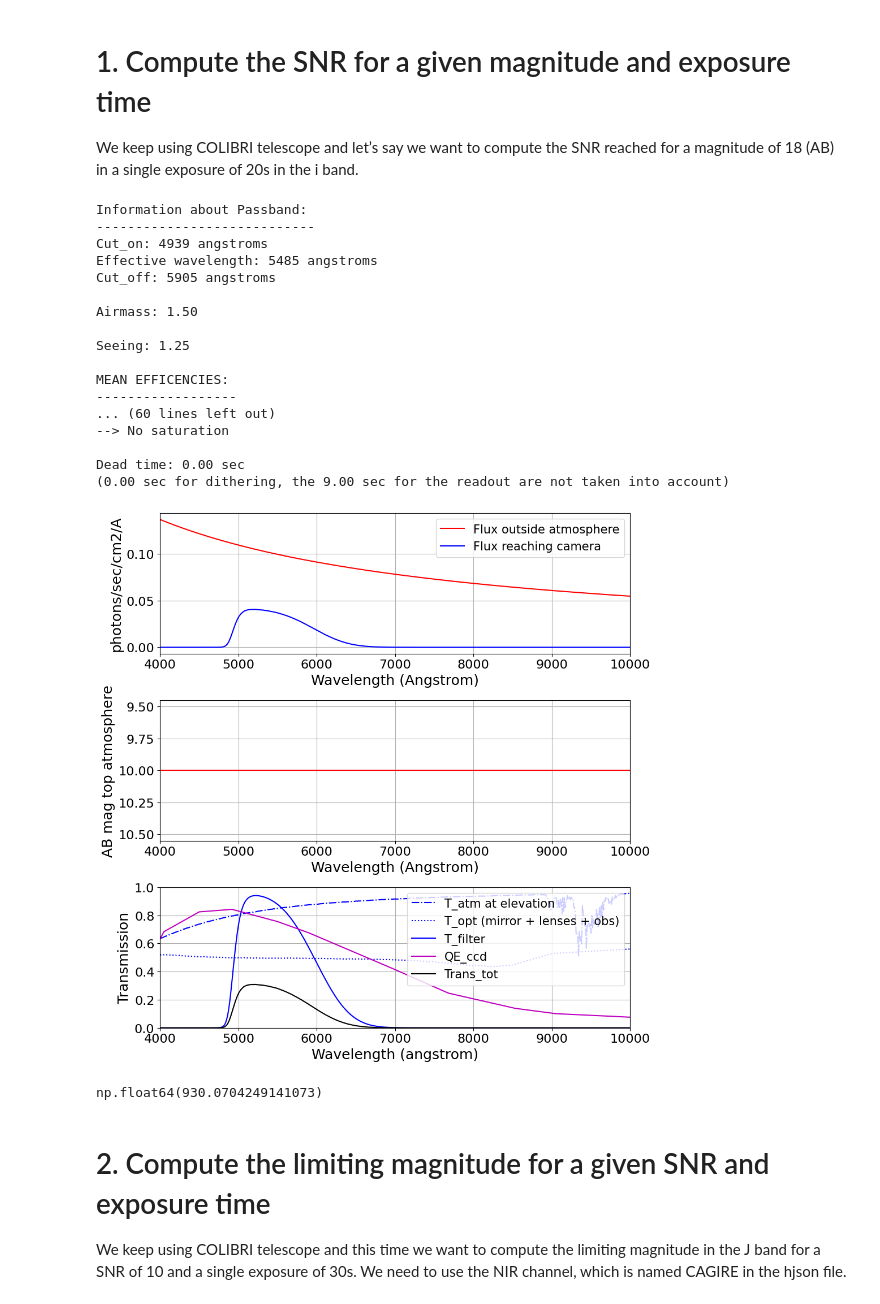
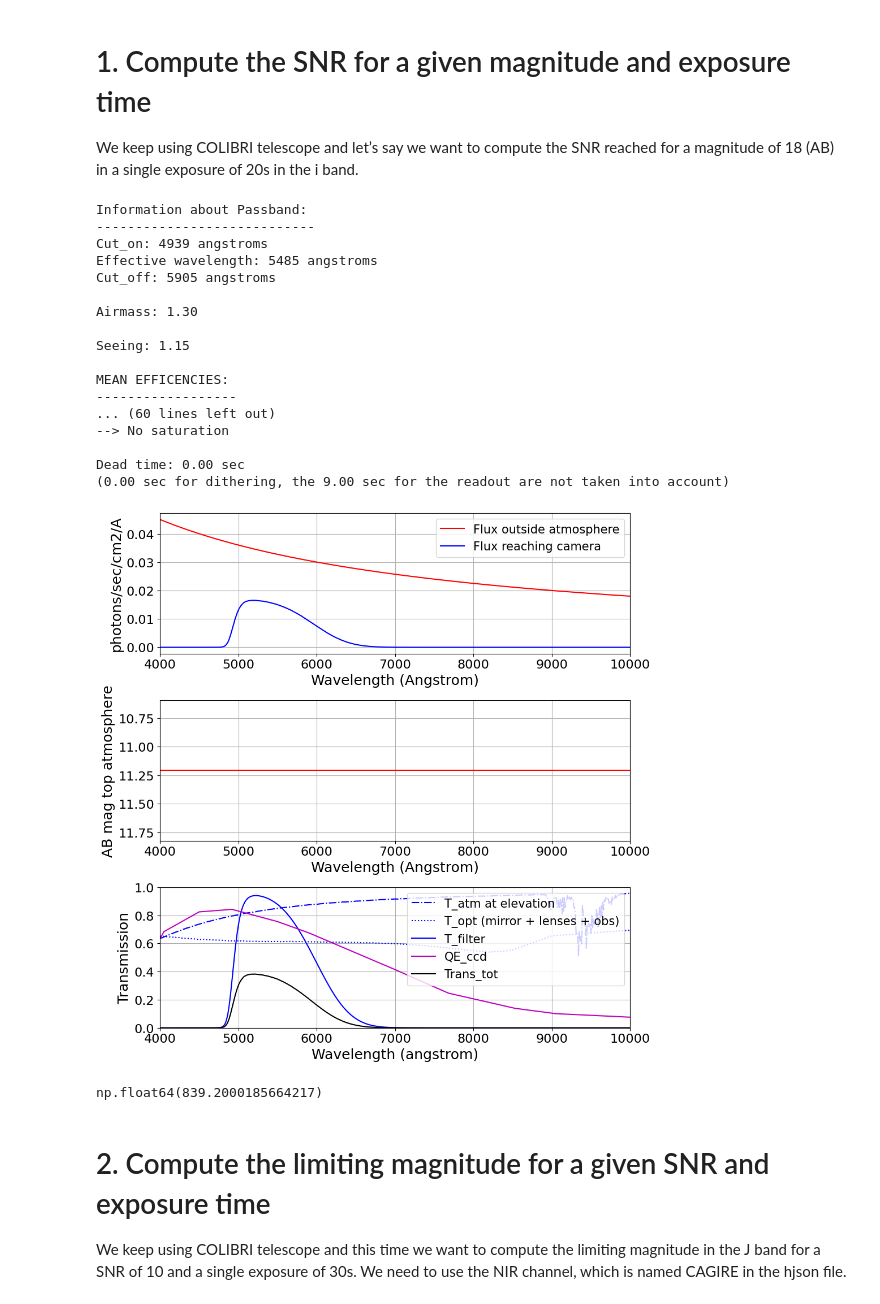
Before and after one commit to Allonck/pyETC, a Jupyter notebook: notebooks/ETC_Falcon.ipynb, the cells around one changed output. Saved outputs shown, nothing was run; the diff lists cells and outputs as text; code cells hidden in the pictures.

```diff
--- a/notebooks/ETC_Falcon.ipynb
+++ b/notebooks/ETC_Falcon.ipynb
@@ -39,37 +39,37 @@ We keep using COLIBRI telescope and let’s say we want to compute the SNR reach
 # %%
 # It will also display information and plots but we do not show them here. If you just want the SNR, you can get it through:
 
 falcon_etc.information['SNR']
 falcon_etc.information['etc_type'] = 'snr'
 falcon_etc.information['object_type'] = 'magnitude'
-falcon_etc.information['object_magnitude'] = 10
-falcon_etc.information['exptime'] = 20
+falcon_etc.information['object_magnitude'] = 11.208
+falcon_etc.information['exptime'] = 60
 falcon_etc.information['filter_band'] = 'V'
 falcon_etc.sim()
 # %% [output]
 Information about Passband:
 ----------------------------
 Cut_on: 4939 angstroms
 Effective wavelength: 5485 angstroms
 Cut_off: 5905 angstroms
 
-Airmass: 1.50
+Airmass: 1.30
 
-Seeing: 1.25
+Seeing: 1.15
 
 MEAN EFFICENCIES:
 ------------------
 ... (60 lines left out)
 --> No saturation
 
 Dead time: 0.00 sec
 (0.00 sec for dithering, the 9.00 sec for the readout are not taken into account)
-[figure, old version]
+[figure, new version]
 # %%
 # It will also display information and plots but we do not show them here. If you just want the SNR, you can get it through:
 falcon_etc.information['SNR']
 # %% [output]
-np.float64(930.0704249141073)
+np.float64(839.2000185664217)
 # %% [markdown]
 # 2. Compute the limiting magnitude for a given SNR and exposure time
 
```
Also changed, not shown: parts of 6 cells of this notebook.
